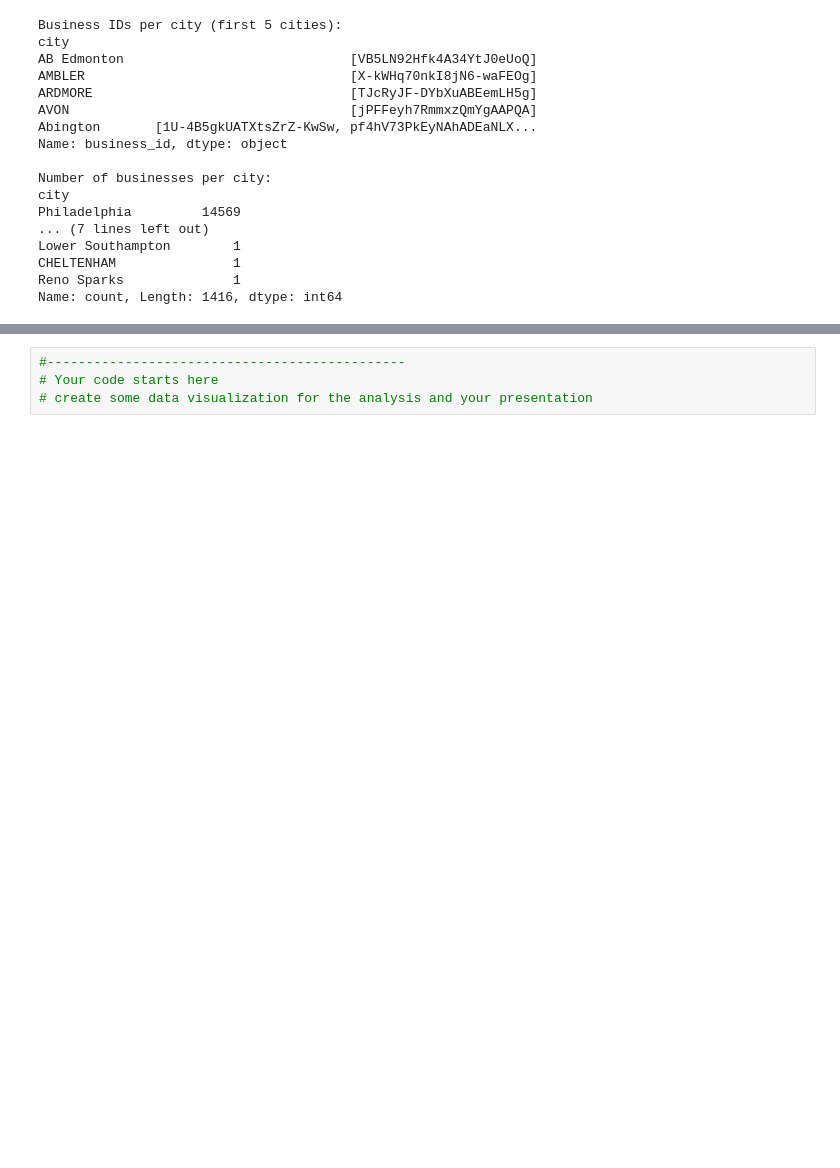
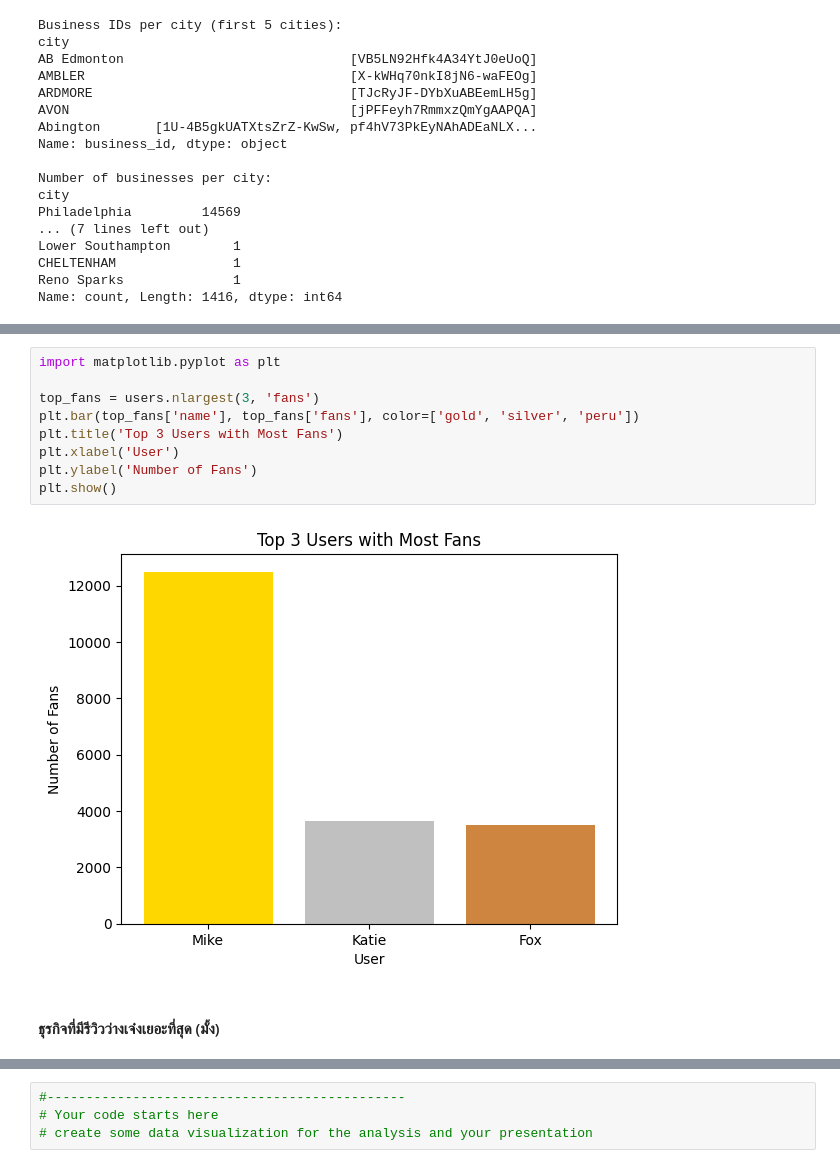
Before and after one commit to woraphonp-038-5/Project-Big-Data, a Jupyter notebook: Text_Analytics68F.ipynb, the cells around one changed output, grey strips where cells are left out. Cells and saved outputs as stored; diff of their text form; blank space fills up the shorter version.

```diff
--- a/Text_Analytics68F.ipynb
+++ b/Text_Analytics68F.ipynb
@@ -635,0 +694,13 @@ fig.show()
+# %%
+import matplotlib.pyplot as plt
+
+top_fans = users.nlargest(3, 'fans')
+plt.bar(top_fans['name'], top_fans['fans'], color=['gold', 'silver', 'peru'])
+plt.title('Top 3 Users with Most Fans')
+plt.xlabel('User')
+plt.ylabel('Number of Fans')
+plt.show()
+# %% [output]
+[figure, added]
+# %% [markdown]
+#### ธุรกิจที่มีรีวิวว่างเจ๋งเยอะที่สุด (มั้ง)
```
Also changed, not shown: parts of 10 cells of this notebook.
